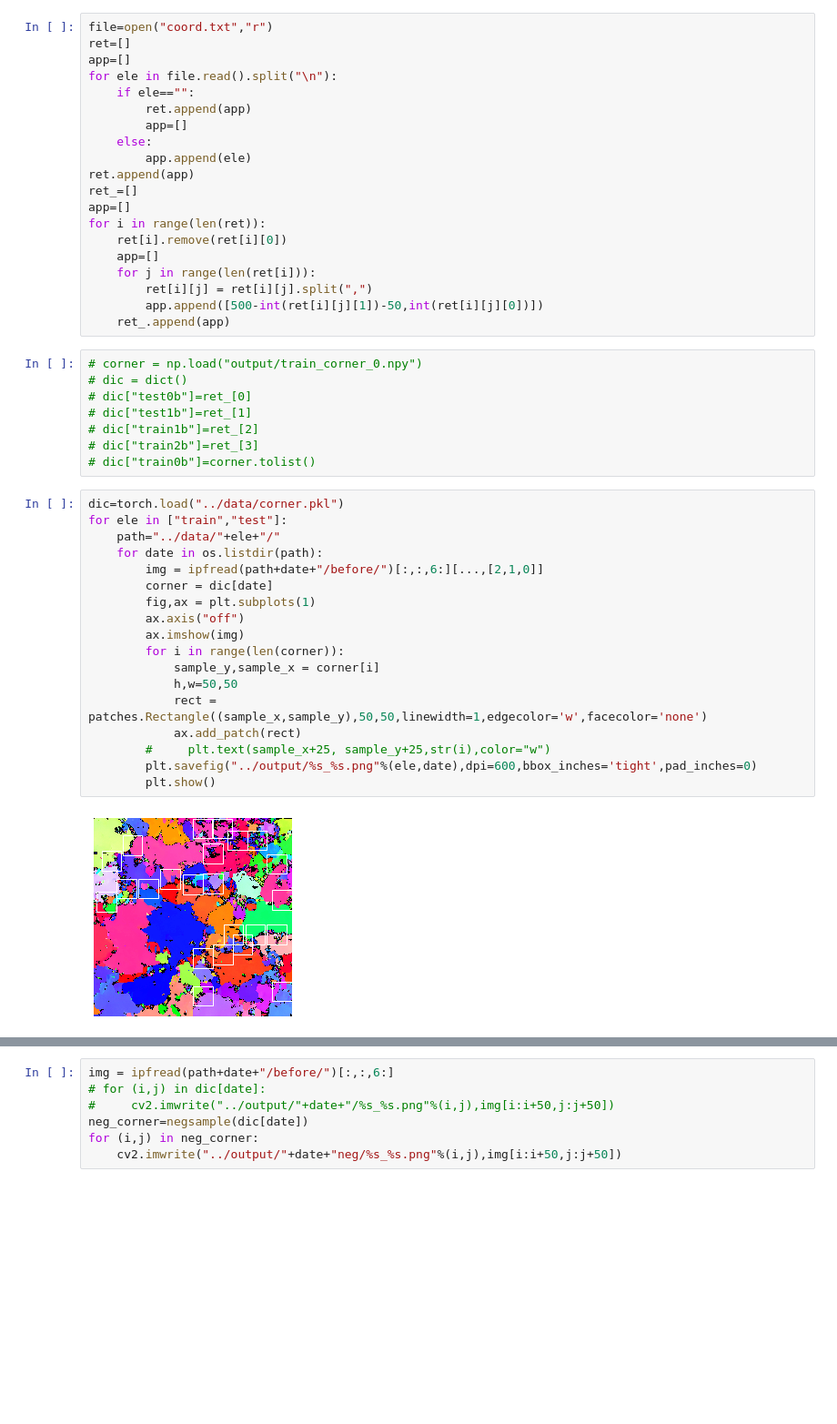
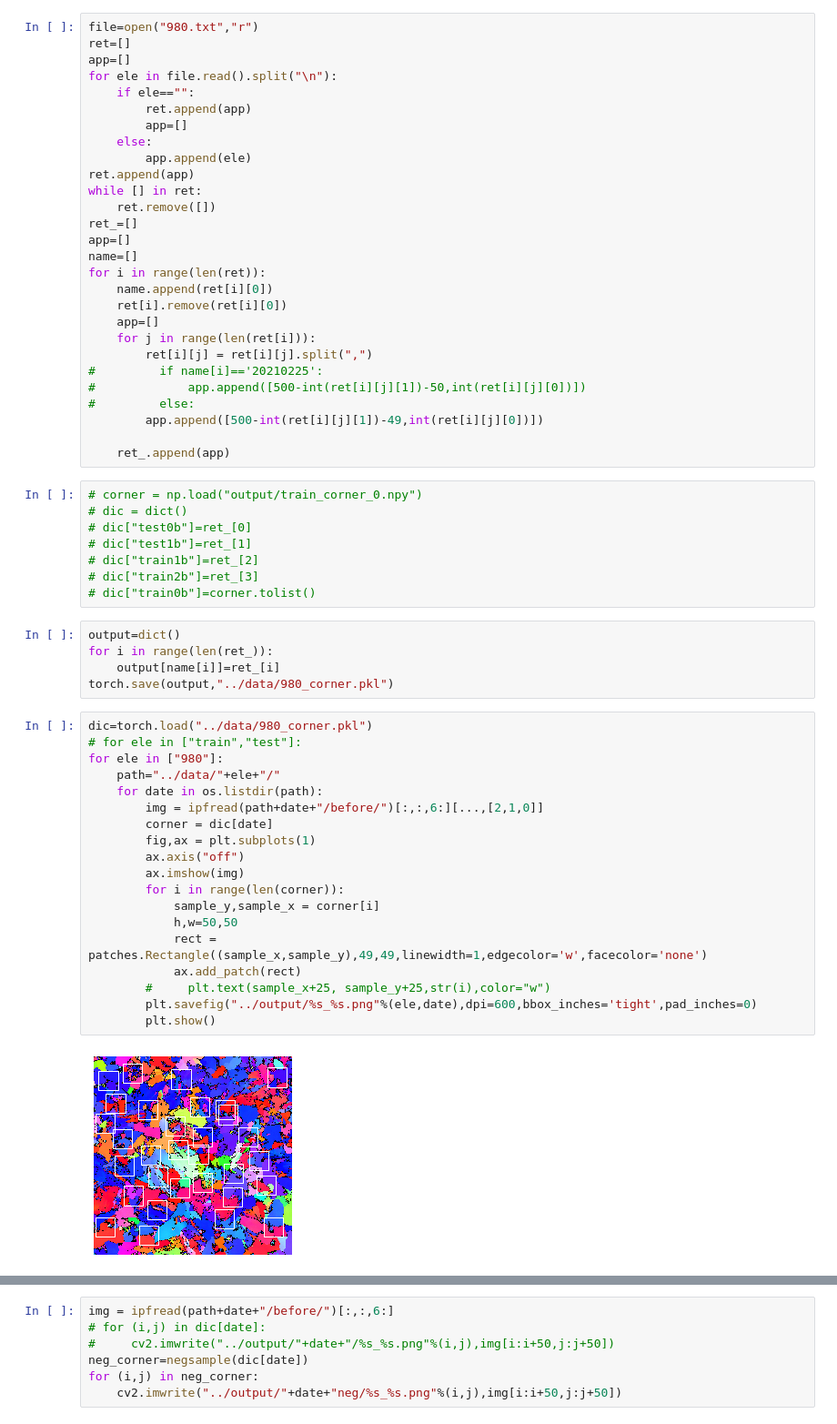
Before and after one commit to tsukiyashirokisaki/dp780, a Jupyter notebook: clear_label/validate.ipynb, the cells around one changed output, grey strips where cells are left out. Shown at 91% size. Cells and saved outputs as stored; diff of their text form; blank space fills up the shorter version.

```diff
--- a/clear_label/validate.ipynb
+++ b/clear_label/validate.ipynb
@@ -11,5 +12,5 @@ from func import ipfread,negsample
 # %%
-file=open("coord.txt","r")
+file=open("980.txt","r")
 ret=[]
 app=[]
 for ele in file.read().split("\n"):
@@ -19,14 +20,22 @@ for ele in file.read().split("\n"):
     else:
         app.append(ele)
 ret.append(app)
+while [] in ret:
+    ret.remove([])
 ret_=[]
 app=[]
+name=[]
 for i in range(len(ret)):
+    name.append(ret[i][0])
     ret[i].remove(ret[i][0])
     app=[]
     for j in range(len(ret[i])):
         ret[i][j] = ret[i][j].split(",")
-        app.append([500-int(ret[i][j][1])-50,int(ret[i][j][0])])
+#         if name[i]=='20210225':
+#             app.append([500-int(ret[i][j][1])-50,int(ret[i][j][0])])
+#         else:
+        app.append([500-int(ret[i][j][1])-49,int(ret[i][j][0])])
+
     ret_.append(app)
 # %%
 # corner = np.load("output/train_corner_0.npy")
@@ -36,23 +45,29 @@ for i in range(len(ret)):
 # dic["train1b"]=ret_[2]
 # dic["train2b"]=ret_[3]
 # dic["train0b"]=corner.tolist()
+# %%
+output=dict()
+for i in range(len(ret_)):
+    output[name[i]]=ret_[i]
+torch.save(output,"../data/980_corner.pkl")
 # %%
-dic=torch.load("../data/corner.pkl")
-for ele in ["train","test"]:
+dic=torch.load("../data/980_corner.pkl")
+# for ele in ["train","test"]:
+for ele in ["980"]:
     path="../data/"+ele+"/"
     for date in os.listdir(path):
         img = ipfread(path+date+"/before/")[:,:,6:][...,[2,1,0]]
         corner = dic[date]
         fig,ax = plt.subplots(1)
         ax.axis("off")
         ax.imshow(img)
         for i in range(len(corner)):
             sample_y,sample_x = corner[i]
             h,w=50,50
-            rect = patches.Rectangle((sample_x,sample_y),50,50,linewidth=1,edgecolor='w',facecolor='none')
+            rect = patches.Rectangle((sample_x,sample_y),49,49,linewidth=1,edgecolor='w',facecolor='none')
             ax.add_patch(rect)
         #     plt.text(sample_x+25, sample_y+25,str(i),color="w")
         plt.savefig("../output/%s_%s.png"%(ele,date),dpi=600,bbox_inches='tight',pad_inches=0)
         plt.show()
 # %% [output]
-[figure, old version]
+[figure, new version]
```
Also changed, not shown: parts of 3 cells of this notebook, 17 other files.
